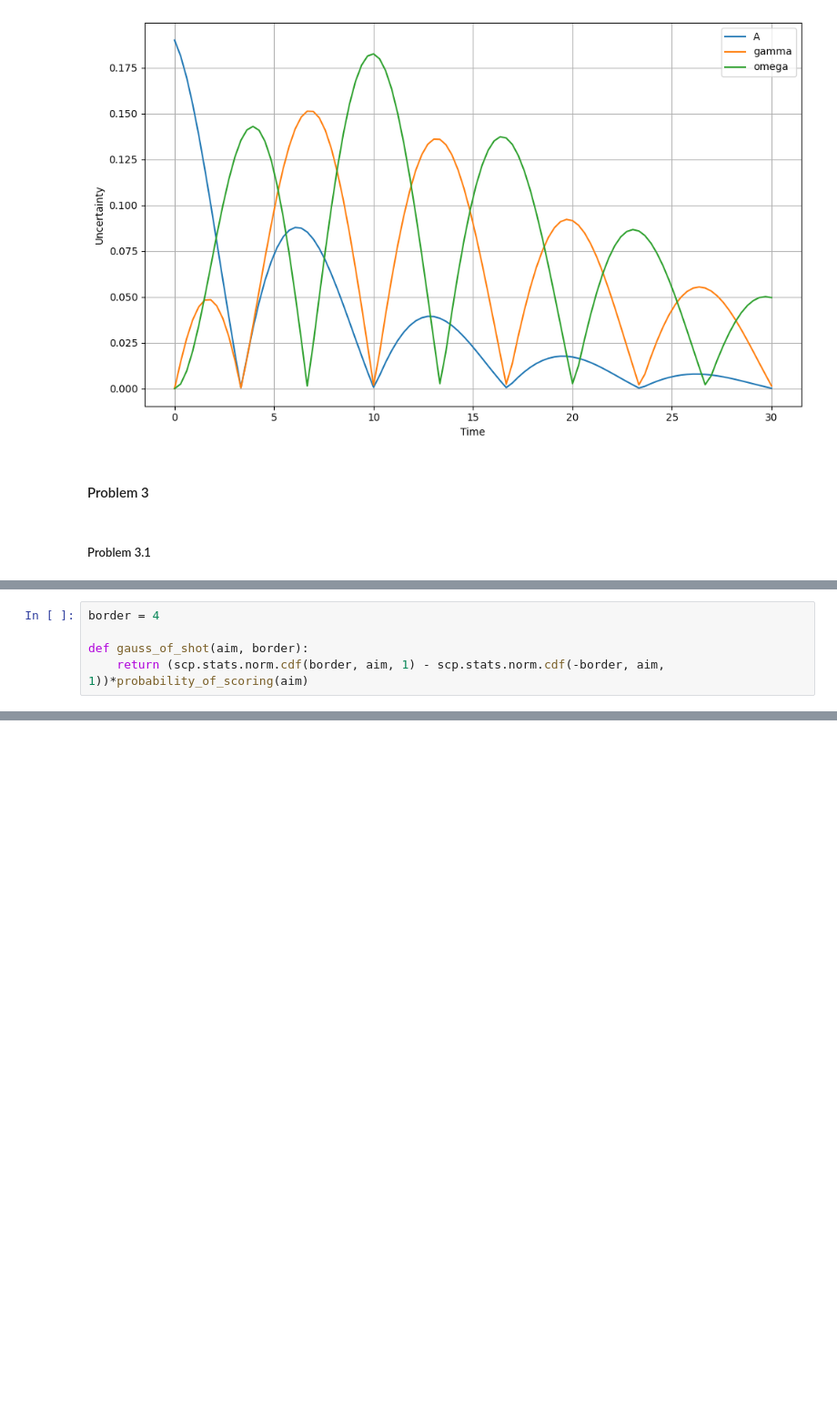
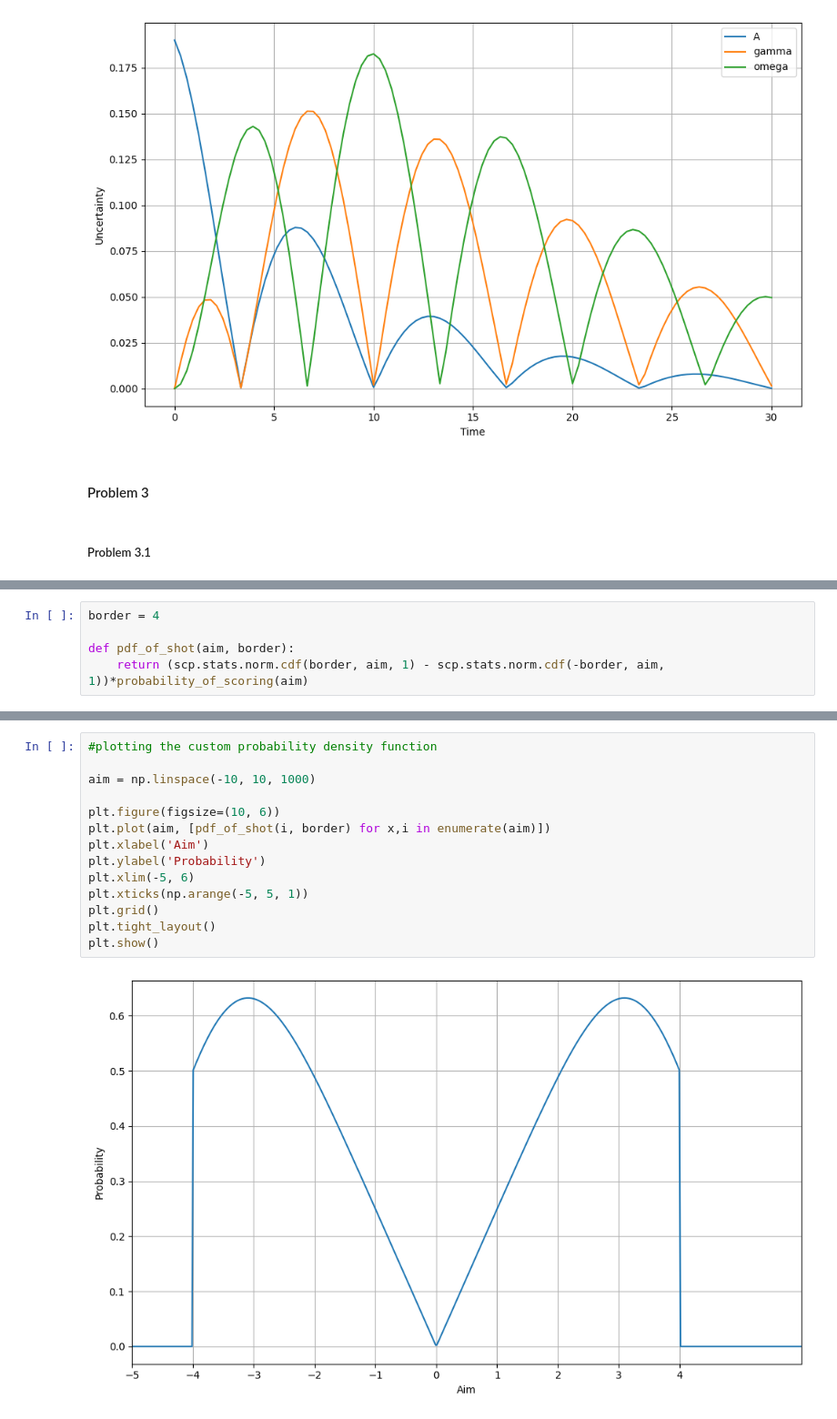
Before and after one commit to ansomax/AppStat2024_ASM, a Jupyter notebook: HandIn/Afl1.ipynb, the cells around one changed output, grey strips where cells are left out. Shown: that part at 91% size. Drawn from its saved outputs; the diff is of its cells as text; blank space fills up the shorter version.

```diff
--- a/HandIn/Afl1.ipynb
+++ b/HandIn/Afl1.ipynb
@@ -346,6 +384,6 @@ The probability of scoring a goal is: 0.62 +- 1.00
 # %%
 border = 4
 
-def gauss_of_shot(aim, border):
+def pdf_of_shot(aim, border):
     return (scp.stats.norm.cdf(border, aim, 1) - scp.stats.norm.cdf(-border, aim, 1))*probability_of_scoring(aim)
 # %%
@@ -353,3 +391,19 @@ p = gauss_of_shot(0.3, border)
 print(p)
 # %% [output]
 0.07499127452707886
+# %%
+#plotting the custom probability density function
+
+aim = np.linspace(-10, 10, 1000)
+
+plt.figure(figsize=(10, 6))
+plt.plot(aim, [pdf_of_shot(i, border) for x,i in enumerate(aim)])
+plt.xlabel('Aim')
+plt.ylabel('Probability')
+plt.xlim(-5, 6)
+plt.xticks(np.arange(-5, 5, 1))
+plt.grid()
+plt.tight_layout()
+plt.show()
+# %% [output]
+[figure, added]
```
Also changed, not shown: parts of 36 cells of this notebook, 14 other files.
